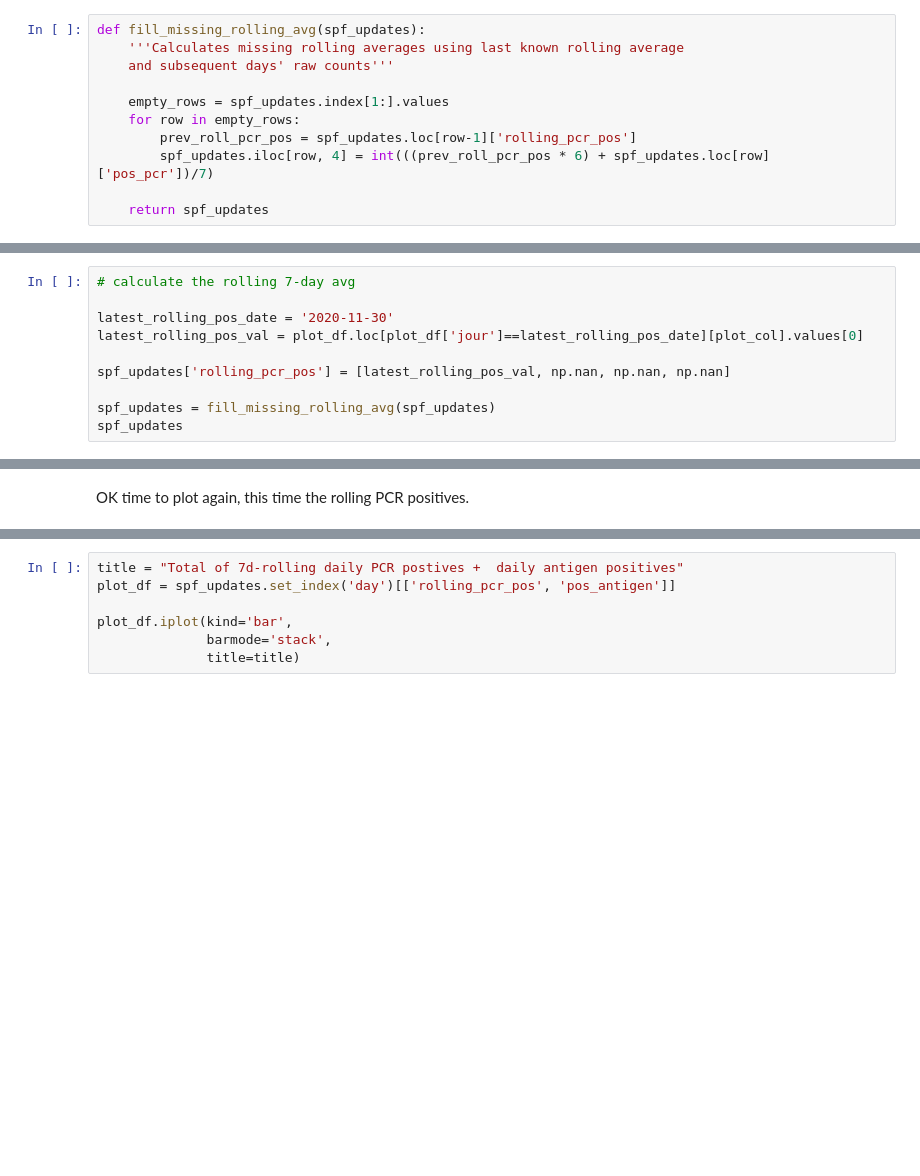
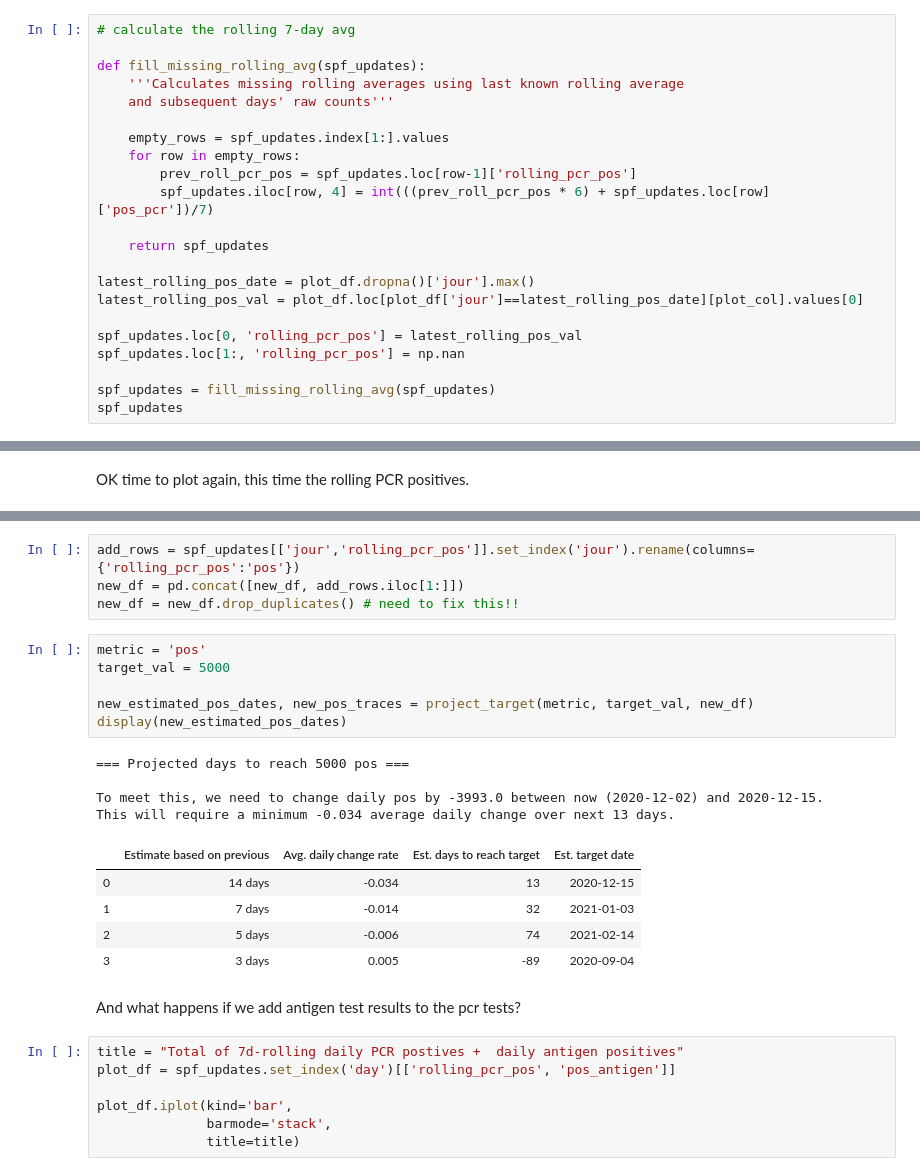
Before and after one commit to limegimlet/covid19, a Jupyter notebook: A_targets_dec15.ipynb, the cells around one changed output, grey strips where cells are left out. Cells and saved outputs as stored; diff of their text form; blank space fills up the shorter version.

```diff
--- a/A_targets_dec15.ipynb
+++ b/A_targets_dec15.ipynb
@@ -337,6 +330,8 @@ Since we already know the rollling average for Nov 30 (8862) as well as the raw
 
 I won't bother doing this for antigen tests as it's too early to tell if they suffer from the weekend effect as well.
 # %%
+# calculate the rolling 7-day avg
+
 def fill_missing_rolling_avg(spf_updates):
     '''Calculates missing rolling averages using last known rolling average
     and subsequent days' raw counts'''
@@ -347,3 +342,12 @@ def fill_missing_rolling_avg(spf_updates):
         spf_updates.iloc[row, 4] = int(((prev_roll_pcr_pos * 6) + spf_updates.loc[row]['pos_pcr'])/7)
 
     return spf_updates
+
+latest_rolling_pos_date = plot_df.dropna()['jour'].max()
+latest_rolling_pos_val = plot_df.loc[plot_df['jour']==latest_rolling_pos_date][plot_col].values[0]
+
+spf_updates.loc[0, 'rolling_pcr_pos'] = latest_rolling_pos_val
+spf_updates.loc[1:, 'rolling_pcr_pos'] = np.nan
+
+spf_updates = fill_missing_rolling_avg(spf_updates)
+spf_updates
@@ -350,10 +359,0 @@ def fill_missing_rolling_avg(spf_updates):
-# %%
-# calculate the rolling 7-day avg
-
-latest_rolling_pos_date = '2020-11-30'
-latest_rolling_pos_val = plot_df.loc[plot_df['jour']==latest_rolling_pos_date][plot_col].values[0]
-
-spf_updates['rolling_pcr_pos'] = [latest_rolling_pos_val, np.nan, np.nan, np.nan]
-
-spf_updates = fill_missing_rolling_avg(spf_updates)
-spf_updates
@@ -391,3 +403,25 @@ And what happens if we can antigen test results to the pcr tests?
+# %%
+add_rows = spf_updates[['jour','rolling_pcr_pos']].set_index('jour').rename(columns={'rolling_pcr_pos':'pos'})
+new_df = pd.concat([new_df, add_rows.iloc[1:]])
+new_df = new_df.drop_duplicates() # need to fix this!!
+# %%
+metric = 'pos'
+target_val = 5000
+
+new_estimated_pos_dates, new_pos_traces = project_target(metric, target_val, new_df)
+display(new_estimated_pos_dates)
+# %% [output]
+=== Projected days to reach 5000 pos ===
+
+To meet this, we need to change daily pos by -3993.0 between now (2020-12-02) and 2020-12-15.
+This will require a minimum -0.034 average daily change over next 13 days.
+|  | Estimate based on previous | Avg. daily change rate | Est. days to reach target | Est. target date |
+| 0 | 14 days | -0.034 | 13 | 2020-12-15 |
+| 1 | 7 days | -0.014 | 32 | 2021-01-03 |
+| 2 | 5 days | -0.006 | 74 | 2021-02-14 |
+| 3 | 3 days | 0.005 | -89 | 2020-09-04 |
+# %% [markdown]
+And what happens if we add antigen test results to the pcr tests?
 # %%
 title = "Total of 7d-rolling daily PCR postives +  daily antigen positives"
 plot_df = spf_updates.set_index('day')[['rolling_pcr_pos', 'pos_antigen']]
```
Also changed, not shown: parts of 28 cells of this notebook.
